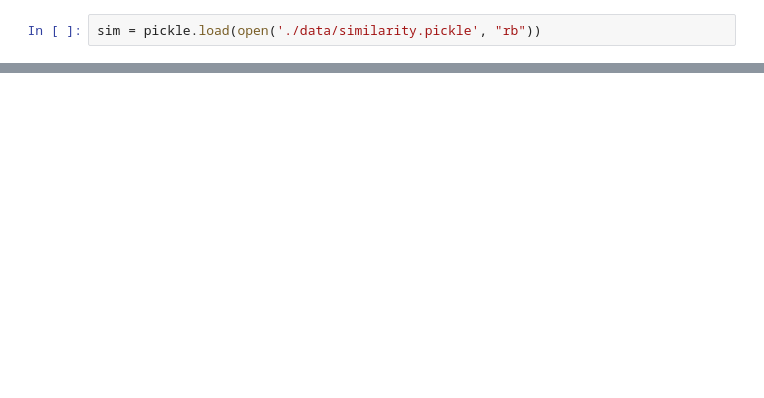
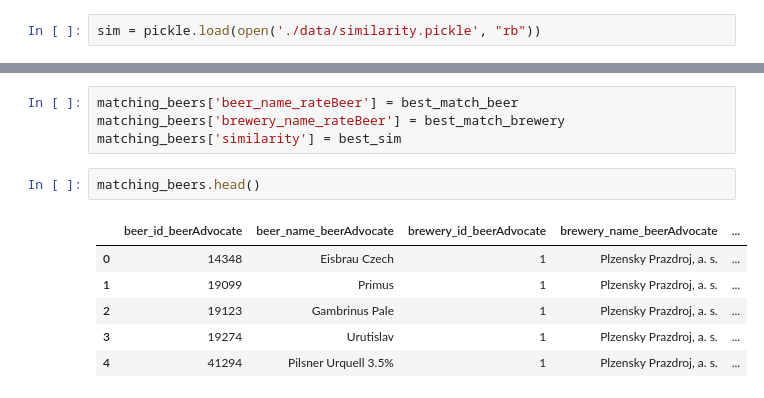
Before and after one commit to glederrey/Beers_rating, a Jupyter notebook: Beer_Similarity.ipynb, the cells around one changed output, grey strips where cells are left out. Drawn from its saved outputs; the diff is of its cells as text; blank space fills up the shorter version.

```diff
--- a/Beer_Similarity.ipynb
+++ b/Beer_Similarity.ipynb
@@ -363,0 +379,13 @@ sim[340:400]
+# %%
+matching_beers['beer_name_rateBeer'] = best_match_beer
+matching_beers['brewery_name_rateBeer'] = best_match_brewery
+matching_beers['similarity'] = best_sim
+# %%
+matching_beers.head()
+# %% [output]
+|  | beer_id_beerAdvocate | beer_name_beerAdvocate | brewery_id_beerAdvocate | brewery_name_beerAdvocate | ... |
+| 0 | 14348 | Eisbrau Czech | 1 | Plzensky Prazdroj, a. s. | ... |
+| 1 | 19099 | Primus | 1 | Plzensky Prazdroj, a. s. | ... |
+| 2 | 19123 | Gambrinus Pale | 1 | Plzensky Prazdroj, a. s. | ... |
+| 3 | 19274 | Urutislav | 1 | Plzensky Prazdroj, a. s. | ... |
+| 4 | 41294 | Pilsner Urquell 3.5% | 1 | Plzensky Prazdroj, a. s. | ... |
```
Also changed, not shown: parts of 14 cells of this notebook.
